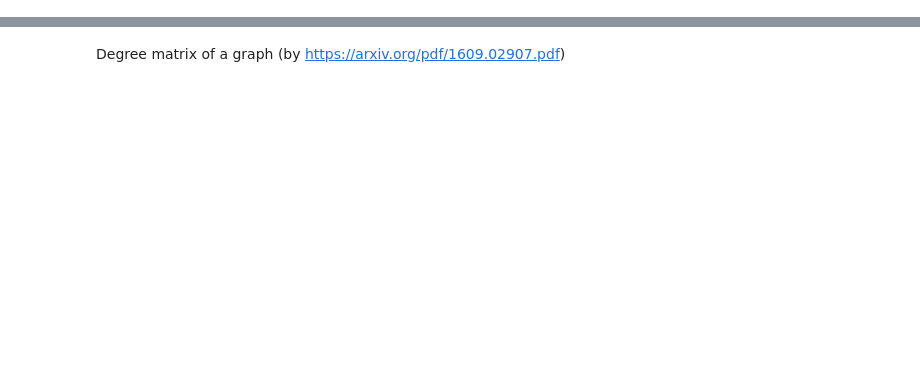
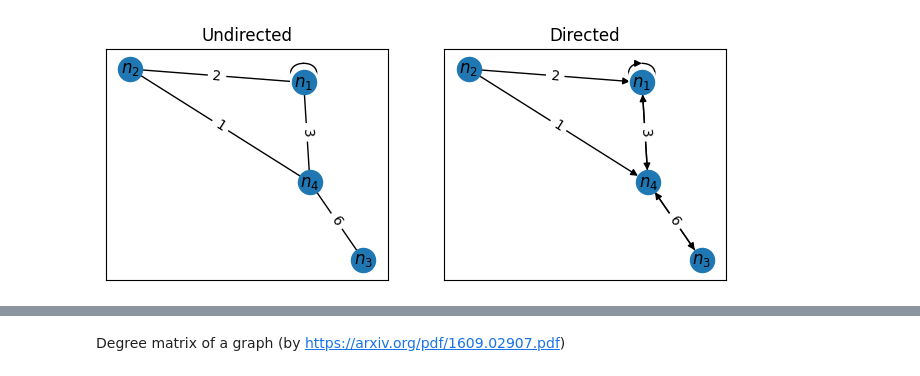
Before and after one commit to ajegorovs/aj_python_tool_lib, a Jupyter notebook: data_processing/graphs/graph_stuff.ipynb, the cells around one changed output, grey strips where cells are left out. Cells and saved outputs as stored; diff of their text form; code cells hidden in the pictures; blank space fills up the shorter version.

Commit message:
Writing a notebook on graphs to better understand GNNs

```diff
--- a/data_processing/graphs/graph_stuff.ipynb
+++ b/data_processing/graphs/graph_stuff.ipynb
@@ -23,0 +26,28 @@ nx.draw_networkx(G)
+# %%
+np.random.seed(1)
+NUM_NODES = 4
+
+G = nx.Graph()
+nodes = [f'$n_{i}$' for i in range(1, NUM_NODES + 1)]
+nodes_trim = [n[1:-1] for n in nodes]
+edges = [(n1, n2, np.random.randint(1,11))
+         for n1 in nodes
+         for n2 in np.random.choice(nodes, np.random.randint(1, NUM_NODES))]
+
+G.add_nodes_from(nodes)
+G.add_weighted_edges_from(edges)
+
+G2 = nx.DiGraph()
+G2.add_nodes_from(nodes)
+G2.add_weighted_edges_from(edges)
+# %%
+fig, axs = plt.subplots(1,2, figsize = (8,3))
+pos = nx.spring_layout(G, seed=1)
+
+edge_labels = nx.get_edge_attributes(G, "weight")
+for graph, ax, title in zip([G,G2], axs, ['Undirected', 'Directed']):
+    nx.draw_networkx(graph, pos, ax = ax)
+    nx.draw_networkx_edge_labels(graph, pos, edge_labels=edge_labels, ax = ax);
+    ax.set_title(title)
+# %% [output]
+[figure, added]
```
Also changed, not shown: parts of 18 cells of this notebook.
